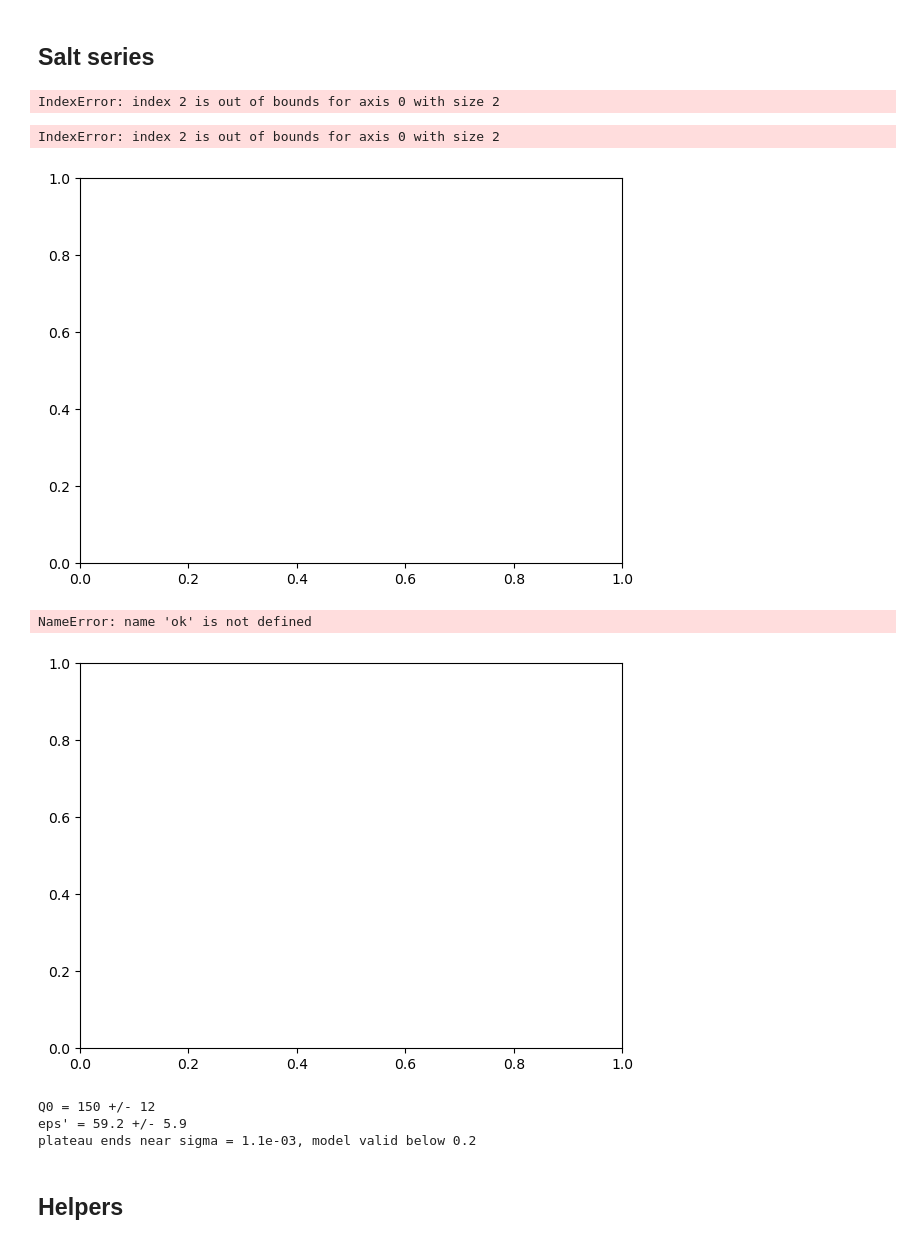
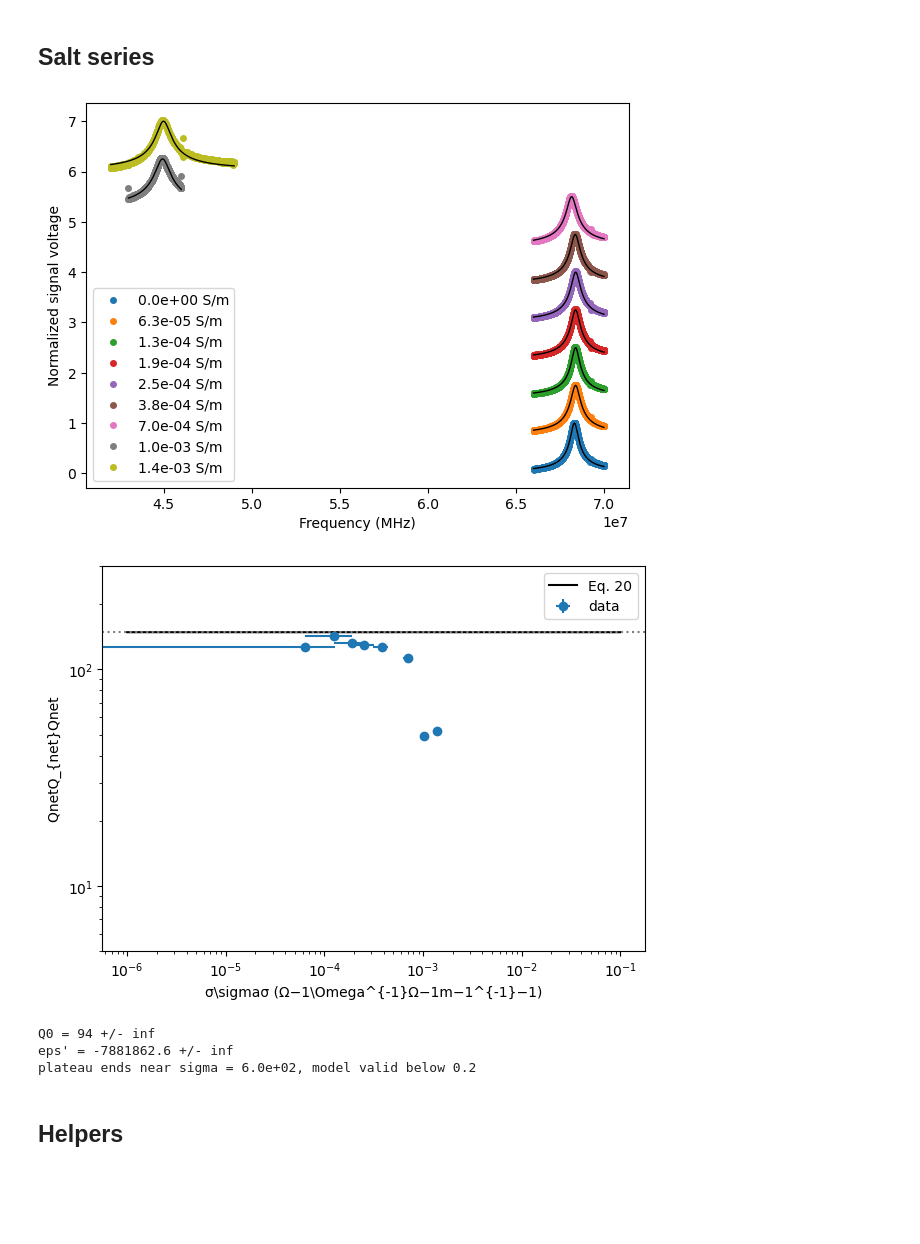
Before and after one commit to GavidD/Split-Ring, a Jupyter notebook: SRR_Lab.ipynb, the cells around one changed output. Saved outputs shown, nothing was run; the diff lists cells and outputs as text; code cells hidden in the pictures; blank space fills up the shorter version.

```diff
--- a/SRR_Lab.ipynb
+++ b/SRR_Lab.ipynb
@@ -57,10 +57,32 @@ P_shield = np.loadtxt('Air_S_R7.csv', delimiter=',', usecols=1, skiprows=1)
 f_water = np.loadtxt('Still_Water_S_R3.csv', delimiter=',', usecols=0, skiprows=1)
 P_water = np.loadtxt('Still_Water_S_R3.csv', delimiter=',', usecols=1, skiprows=1)
 
+
 # total NaCl in the tank (g), one sweep per entry
-m_NaCl = np.array([0, 0.010])
-f_salt = [np.array([np.loadtxt('Still_Water_S_R3.csv', delimiter=',', usecols=0, skiprows=1), np.loadtxt('Salt_R1.csv', delimiter=',', usecols=0, skiprows=1)]) for _ in m_NaCl]
-P_salt = [np.array([np.loadtxt('Still_Water_S_R3.csv', delimiter=',', usecols=1, skiprows=1), np.loadtxt('Salt_R1.csv', delimiter=',', usecols=1, skiprows=1)]) for _ in m_NaCl]
+m_NaCl = np.array([0, 0.010, 0.02, 0.03, 0.04, 0.06 ,0.11, 0.16, 0.22])
+
+f_salt = [
+    np.loadtxt('Still_Water_S_R3.csv', delimiter=',', usecols=0, skiprows=1),
+    np.loadtxt('Salt_R1_2.csv', delimiter=',', usecols=0, skiprows=1),
+    np.loadtxt('Salt_R2.csv', delimiter=',', usecols=0, skiprows=1),
+    np.loadtxt('Salt_R3.csv', delimiter=',', usecols=0, skiprows=1),
+    np.loadtxt('Salt_R4_2.csv', delimiter=',', usecols=0, skiprows=1),
+    np.loadtxt('Salt_R5.csv', delimiter=',', usecols=0, skiprows=1),
+    np.loadtxt('Salt_R6_5.csv', delimiter=',', usecols=0, skiprows=1),
+    np.loadtxt('Salt_R7_2.csv', delimiter=',', usecols=0, skiprows=1),
+    np.loadtxt('Salt_R8_4.csv', delimiter=',', usecols=0, skiprows=1)
+]
+P_salt = [
+    np.loadtxt('Still_Water_S_R3.csv', delimiter=',', usecols=1, skiprows=1),
+    np.loadtxt('Salt_R1_2.csv', delimiter=',', usecols=2, skiprows=1),
+    np.loadtxt('Salt_R2.csv', delimiter=',', usecols=2, skiprows=1),
+    np.loadtxt('Salt_R3.csv', delimiter=',', usecols=2, skiprows=1),
+    np.loadtxt('Salt_R4_2.csv', delimiter=',', usecols=2, skiprows=1),
+    np.loadtxt('Salt_R5.csv', delimiter=',', usecols=2, skiprows=1),
+    np.loadtxt('Salt_R6_5.csv', delimiter=',', usecols=2, skiprows=1),
+    np.loadtxt('Salt_R7_2.csv', delimiter=',', usecols=2, skiprows=1),
+    np.loadtxt('Salt_R8_4.csv', delimiter=',', usecols=2, skiprows=1)
+]
 # %% [markdown]
 ## Fitting
 # %%
@@ -221,21 +243,18 @@ if np.all(np.isnan(Q_net)):
     err_Q_net = np.array([3, 3, 3, 2, 2, 2, 1, 1, 1, 1, 1, 0.5, 0.5, 0.4, 0.3, 0.3, 0.3, 0.3, 0.3])
 
 ok = (sigma > 0) & ~np.isnan(Q_net)
-# %% [output]
-IndexError: index 2 is out of bounds for axis 0 with size 2
 # %%
-show = [1, 6, 12, 15]
+show = range(len(f_salt))  # Plots indices [0, 1] instead of [1, 6, 12, 15]
 fig, ax = plt.subplots(figsize=(7, 5))
 for k, i in enumerate(show):
     if f_salt[i].size:
         plot_sweep(ax, f_salt[i], P_salt[i], off=0.75*k, label=f"{sigma[i]:.1e} S/m")
 ax.set_xlabel("Frequency (MHz)")
 ax.set_ylabel("Normalized signal voltage")
 ax.legend()
 plt.show()
 # %% [output]
-IndexError: index 2 is out of bounds for axis 0 with size 2
-[figure, old version]
+[figure, new version]
 # %%
 s = np.logspace(-6, -1, 300)
 Q_mod = 1/(1/Q_H2O.n + s/(om_w.n*eps_r.n*eps0))
@@ -253,8 +272,7 @@
 ax.legend()
 plt.show()
 # %% [output]
-NameError: name 'ok' is not defined
-[figure, old version]
+[figure, new version]
 # %%
 def Q_fit(s, Q0, e):
     return 1/(1/Q0 + s/(om_w.n*e*eps0))
@@ -267,9 +285,9 @@ print(f"eps' = {popt[1]:.1f} +/- {np.sqrt(pcov[1, 1]):.1f}")
 sig_c = om_w.n*eps_r.n*eps0/Q_H2O.n
 print(f"plateau ends near sigma = {sig_c:.1e}, model valid below 0.2")
 # %% [output]
-Q0 = 150 +/- 12
-eps' = 59.2 +/- 5.9
-plateau ends near sigma = 1.1e-03, model valid below 0.2
+Q0 = 94 +/- inf
+eps' = -7881862.6 +/- inf
+plateau ends near sigma = 6.0e+02, model valid below 0.2
 # %% [markdown]
 ## Helpers
 # %%
```
Also changed, not shown: parts of 1 cell of this notebook.
